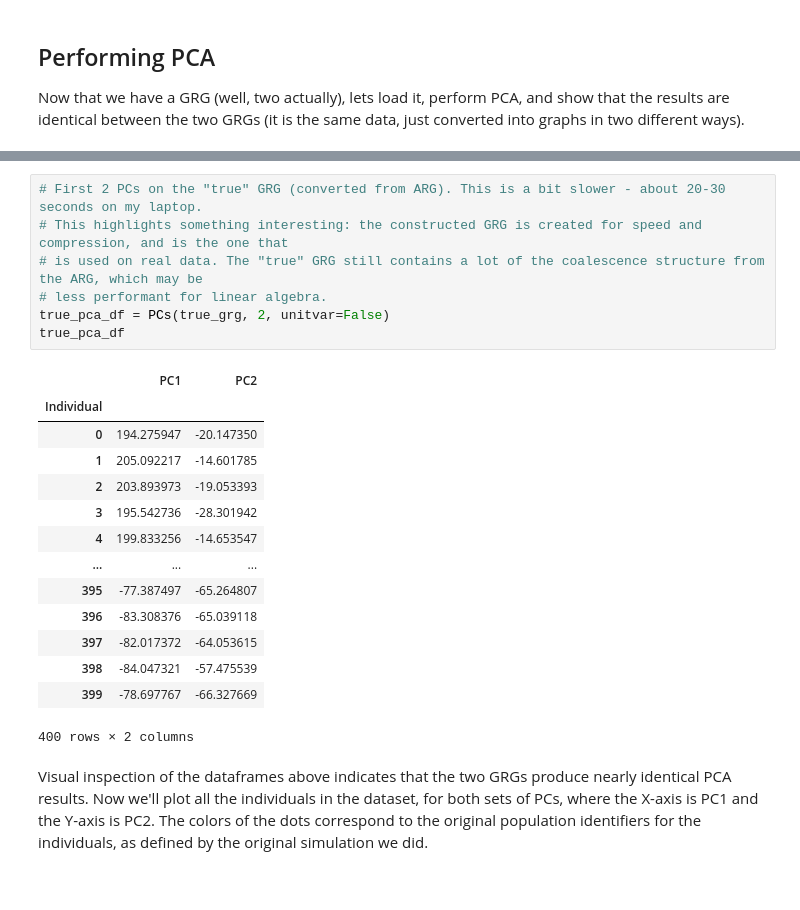
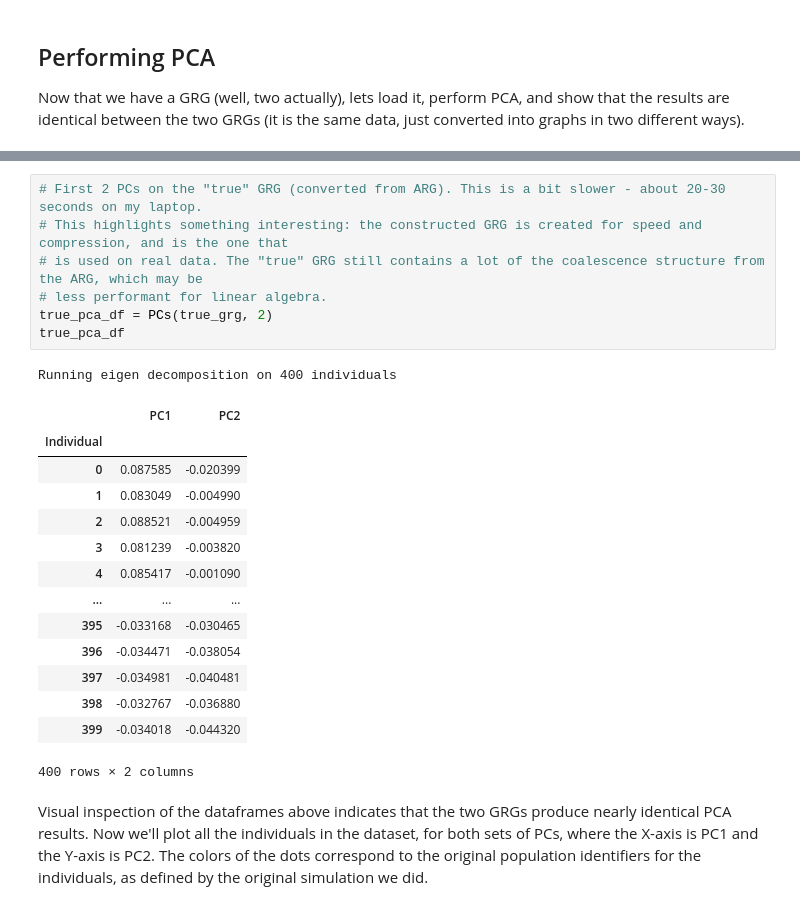
Before and after one commit to aprilweilab/grgl, a Jupyter notebook: doc/tutorials/notebooks/PCA.ipynb, the cells around one changed output, grey strips where cells are left out. Drawn from its saved outputs; the diff is of its cells as text.

```diff
--- a/doc/tutorials/notebooks/PCA.ipynb
+++ b/doc/tutorials/notebooks/PCA.ipynb
@@ -168,25 +169,26 @@ pca_df
 # %%
 # First 2 PCs on the "true" GRG (converted from ARG). This is a bit slower - about 20-30 seconds on my laptop.
 # This highlights something interesting: the constructed GRG is created for speed and compression, and is the one that
 # is used on real data. The "true" GRG still contains a lot of the coalescence structure from the ARG, which may be
 # less performant for linear algebra.
-true_pca_df = PCs(true_grg, 2, unitvar=False)
+true_pca_df = PCs(true_grg, 2)
 true_pca_df
 # %% [output]
+Running eigen decomposition on 400 individuals
 |  | PC1 | PC2 |
 | Individual |  |  |
-| 0 | 194.275947 | -20.147350 |
-| 1 | 205.092217 | -14.601785 |
-| 2 | 203.893973 | -19.053393 |
-| 3 | 195.542736 | -28.301942 |
-| 4 | 199.833256 | -14.653547 |
+| 0 | 0.087585 | -0.020399 |
+| 1 | 0.083049 | -0.004990 |
+| 2 | 0.088521 | -0.004959 |
+| 3 | 0.081239 | -0.003820 |
+| 4 | 0.085417 | -0.001090 |
 | ... | ... | ... |
-| 395 | -77.387497 | -65.264807 |
-| 396 | -83.308376 | -65.039118 |
-| 397 | -82.017372 | -64.053615 |
-| 398 | -84.047321 | -57.475539 |
-| 399 | -78.697767 | -66.327669 |
+| 395 | -0.033168 | -0.030465 |
+| 396 | -0.034471 | -0.038054 |
+| 397 | -0.034981 | -0.040481 |
+| 398 | -0.032767 | -0.036880 |
+| 399 | -0.034018 | -0.044320 |
-400 rows × 2 columns
+400 rows × 2 columns
 # %% [markdown]
 Visual inspection of the dataframes above indicates that the two GRGs produce nearly identical PCA results. Now we'll plot all the individuals in the dataset, for both sets of PCs, where the X-axis is PC1 and the Y-axis is PC2. The colors of the dots correspond to the original population identifiers for the individuals, as defined by the original simulation we did.
 # %%
```
Also changed, not shown: parts of 5 cells of this notebook, 36 other files.
